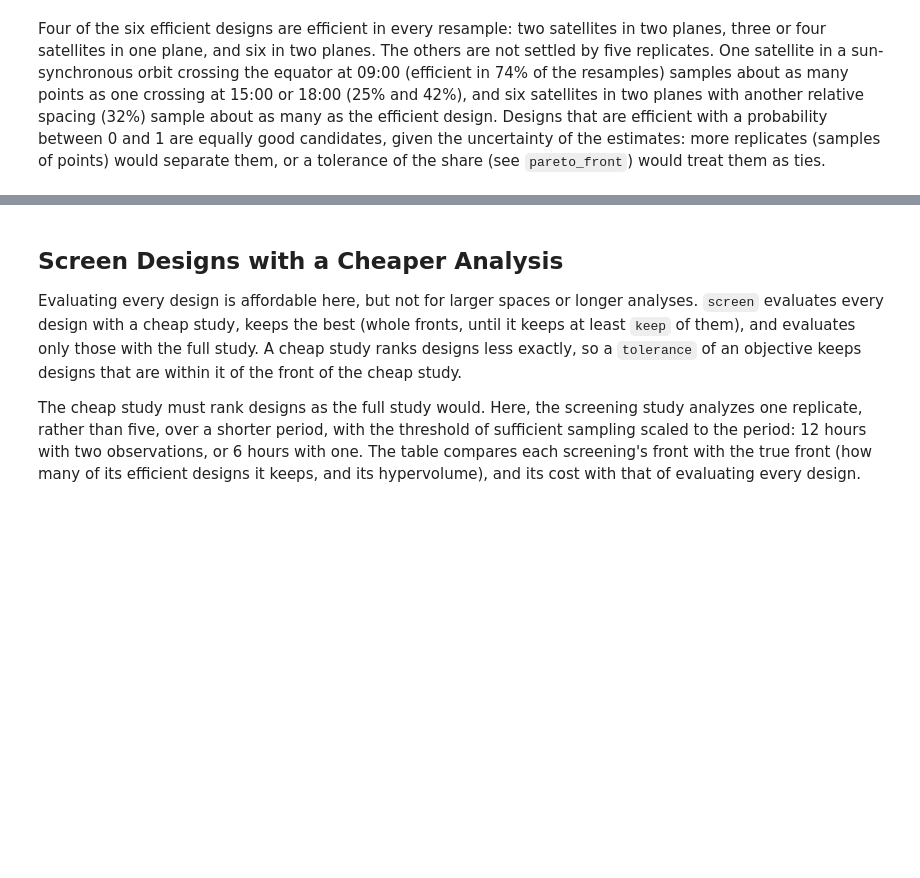
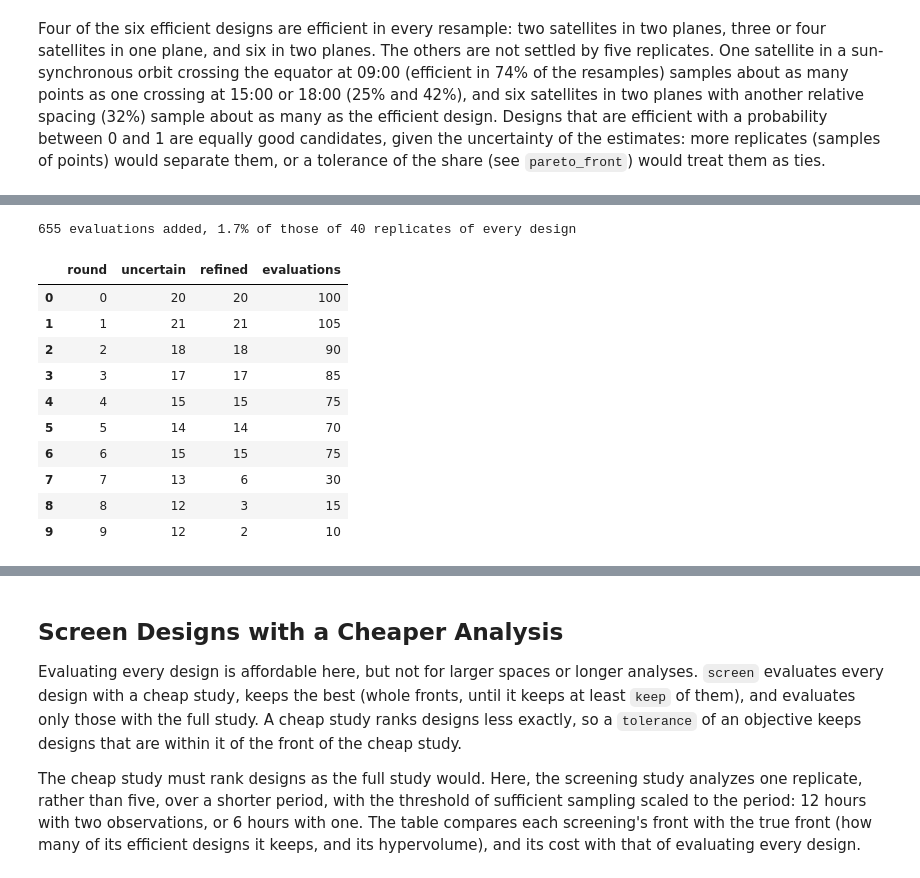
Before and after one commit to code-lab-org/tatc, a Jupyter notebook: docs/examples/SearchTradeSpace.ipynb, the cells around one changed output, grey strips where cells are left out. Drawn from its saved outputs; the diff is of its cells as text; code cells hidden in the pictures; blank space fills up the shorter version.

```diff
--- a/docs/examples/SearchTradeSpace.ipynb
+++ b/docs/examples/SearchTradeSpace.ipynb
@@ -277,0 +244,23 @@ Four of the six efficient designs are efficient in every resample: two satellite
+# %%
+from tatc.tradespace import refine
+
+TOLERANCE = {"sufficient": 1.0}  # percentage points of the share that do not matter
+refinement = refine(
+    make_study(), designs, results, OBJECTIVES, step=5, max_replicates=40, n_resamples=1000, tolerance=TOLERANCE
+)
+added = len(refinement.results) - len(results)
+print(f"{added} evaluations added, {added / (len(designs) * 35):.1%} of those of 40 replicates of every design")
+refinement.history
+# %% [output]
+655 evaluations added, 1.7% of those of 40 replicates of every design
+|  | round | uncertain | refined | evaluations |
+| 0 | 0 | 20 | 20 | 100 |
+| 1 | 1 | 21 | 21 | 105 |
+| 2 | 2 | 18 | 18 | 90 |
+| 3 | 3 | 17 | 17 | 85 |
+| 4 | 4 | 15 | 15 | 75 |
+| 5 | 5 | 14 | 14 | 70 |
+| 6 | 6 | 15 | 15 | 75 |
+| 7 | 7 | 13 | 6 | 30 |
+| 8 | 8 | 12 | 3 | 15 |
+| 9 | 9 | 12 | 2 | 10 |
```
Also changed, not shown: parts of 12 cells of this notebook, 14 other files.
